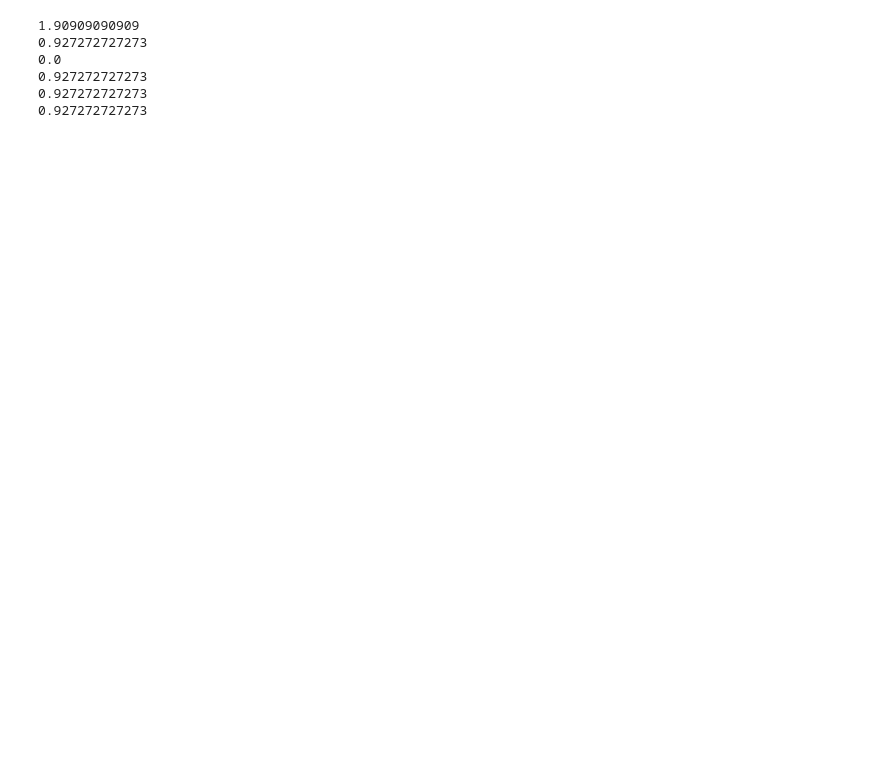
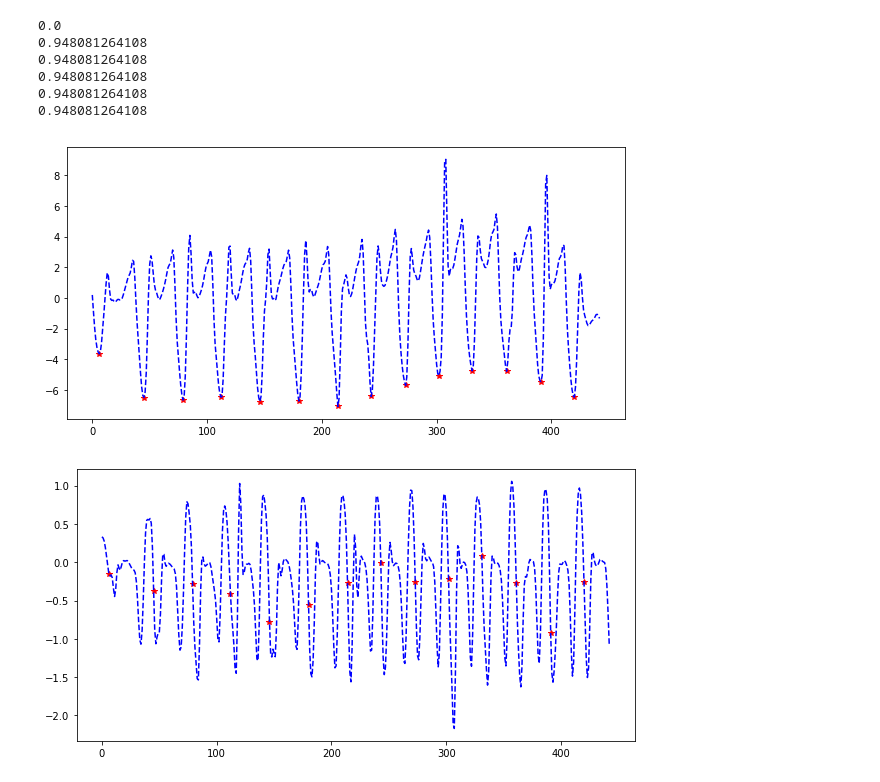
Before and after one commit to Jeoyyyy/Walking_data_analysis, a Jupyter notebook: Margaret/WalkingData.ipynb, the cells around one changed output. Cells and saved outputs as stored; diff of their text form; code cells hidden in the pictures; blank space fills up the shorter version.

```diff
--- a/Margaret/WalkingData.ipynb
+++ b/Margaret/WalkingData.ipynb
@@ -153,23 +164,44 @@ left['accX'] = butter_lowpass_filter(left['accX'],highcut, fs)
 left['accY'] = butter_lowpass_filter(left['accY'],highcut, fs)
 left['accZ'] = butter_lowpass_filter(left['accZ'],highcut, fs)
 # %%
-lowcut = 0.05
-highcut = 6.5
+lowcut = 0.08
+highcut = 7
 left['gyroX'] = butter_bandpass_filter(left['gyroX'],lowcut, highcut, fs)
 left['gyroY'] = butter_bandpass_filter(left['gyroY'],lowcut, highcut, fs)
 left['gyroZ'] = butter_bandpass_filter(left['gyroZ'],lowcut, highcut, fs)
 # %%
-# frequency might be 0.927272727273
 print(getStepFrequency(left['accY']))
 print(getStepFrequency(left['accX']))
 print(getStepFrequency(left['accZ']))
 print(getStepFrequency(left['gyroY']))
+print(getStepFrequency(left['gyroX']))
 print(getStepFrequency(left['gyroZ']))
-print(getStepFrequency(left['gyroZ']))
 # %% [output]
-1.90909090909
-0.927272727273
 0.0
-0.927272727273
-0.927272727273
-0.927272727273
+0.948081264108
+0.948081264108
+0.948081264108
+0.948081264108
+0.948081264108
+# %%
+step_frequency = getStepFrequency(left['gyroZ'])
+# %%
+step_cycle = int(round(fs/step_frequency))
+# %%
+def seperateEachStep(data, step_cycle):
+    steps = pd.DataFrame()
+    for i in range(0, data.shape[0], step_cycle):
+        idx = np.argmin(data['gyroZ'].iloc[i:i+step_cycle])
+        steps = steps.append(data.iloc[idx])
+    return steps
+# %%
+steps = seperateEachStep(left, step_cycle)
+plt.figure(figsize=(10,5))
+plt.plot(steps['gyroZ'],'r*',left['gyroZ'], 'b--')
+plt.show()
+plt.figure(figsize=(10,5))
+plt.plot(steps['accY'],'r*',left['accY'], 'b--')
+plt.show()
+# %% [output]
+[figure, added]
+[figure, added]
```
Also changed, not shown: parts of 23 cells of this notebook.
